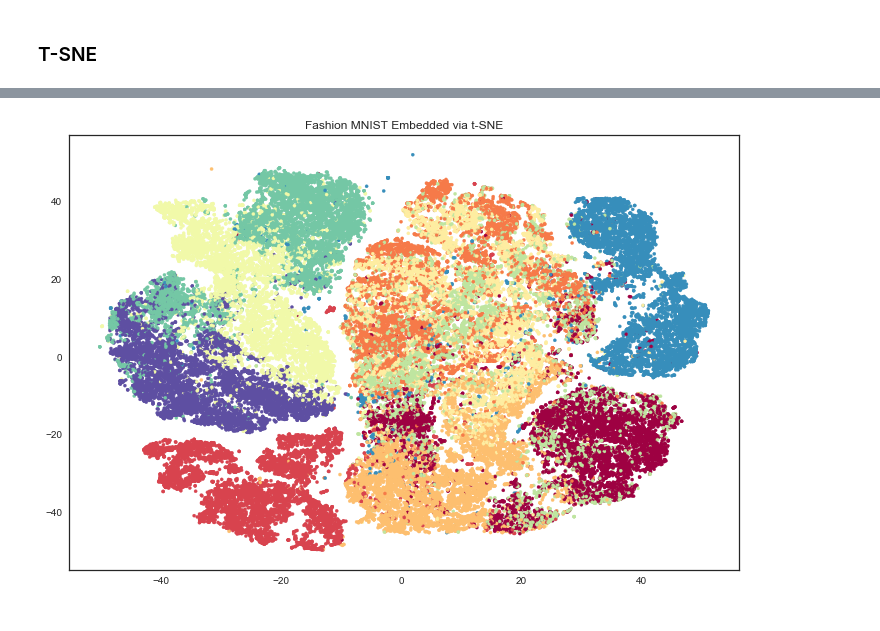
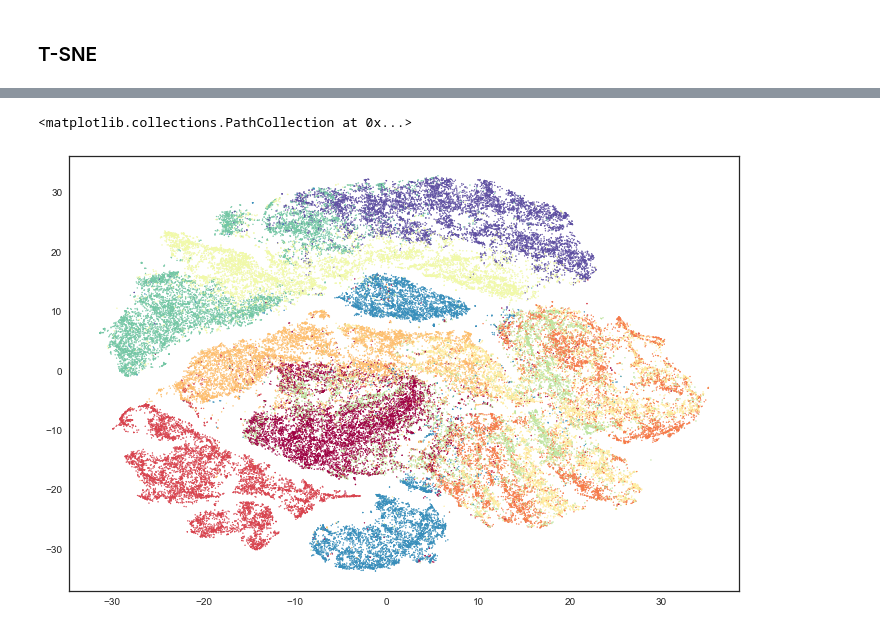
Before and after one commit to lmcinnes/umap_paper_notebooks, a Jupyter notebook: UMAP Fashion MNIST.ipynb, the cells around one changed output, grey strips where cells are left out. Drawn from its saved outputs; the diff is of its cells as text; code cells hidden in the pictures.

```diff
--- a/UMAP Fashion MNIST.ipynb
+++ b/UMAP Fashion MNIST.ipynb
@@ -1,8 +1,13 @@
 # %%
+import matplotlib.pyplot as plt
 import seaborn as sns
 %matplotlib inline
-sns.set_context('poster')
-sns.set_style('white')
+sns.set(style='white', rc={'figure.figsize':(12,8)})
 
-%matplotlib inline
-sns.set(style='white', rc={'figure.figsize':(12,8)})
+import os
+
+import numpy as np
+import pandas as pd
+
+import umap
+import MulticoreTSNE
@@ -36,10 +30,7 @@ os.chdir('fashion-mnist/')
 # %%
-%matplotlib inline
-import utils.mnist_reader as mnist_reader #Why we needed to change direcotry
-import numpy as np
-import matplotlib.pyplot as plt
+import fashion_mnist.utils.mnist_reader as mnist_reader
 
-train, train_labels = mnist_reader.load_mnist('data/fashion', kind='train')
-test, test_labels = mnist_reader.load_mnist('data/fashion', kind='t10k')
+train, train_labels = mnist_reader.load_mnist('fashion-mnist/data/fashion', kind='train')
+test, test_labels = mnist_reader.load_mnist('fashion-mnist/data/fashion', kind='t10k')
 data = np.array(np.vstack([train, test]), dtype=np.float64) / 255.0
 target = np.array(np.hstack([train_labels, test_labels]))
@@ -67,5 +62,5 @@ Wall time: 1h 50min 7s
 # %%
-plt.scatter(u_tsne[:,0], u_tsne[:,1], c=target, cmap="Spectral", s=10)
-plt.title('Fashion MNIST Embedded via t-SNE');
+plt.scatter(u_tsne[:,0], u_tsne[:,1], c=target, cmap="Spectral", s=1)
 # %% [output]
+<matplotlib.collections.PathCollection at 0x...>
-[figure, old version]
+[figure, new version]
```
Also changed, not shown: parts of 12 cells of this notebook.
